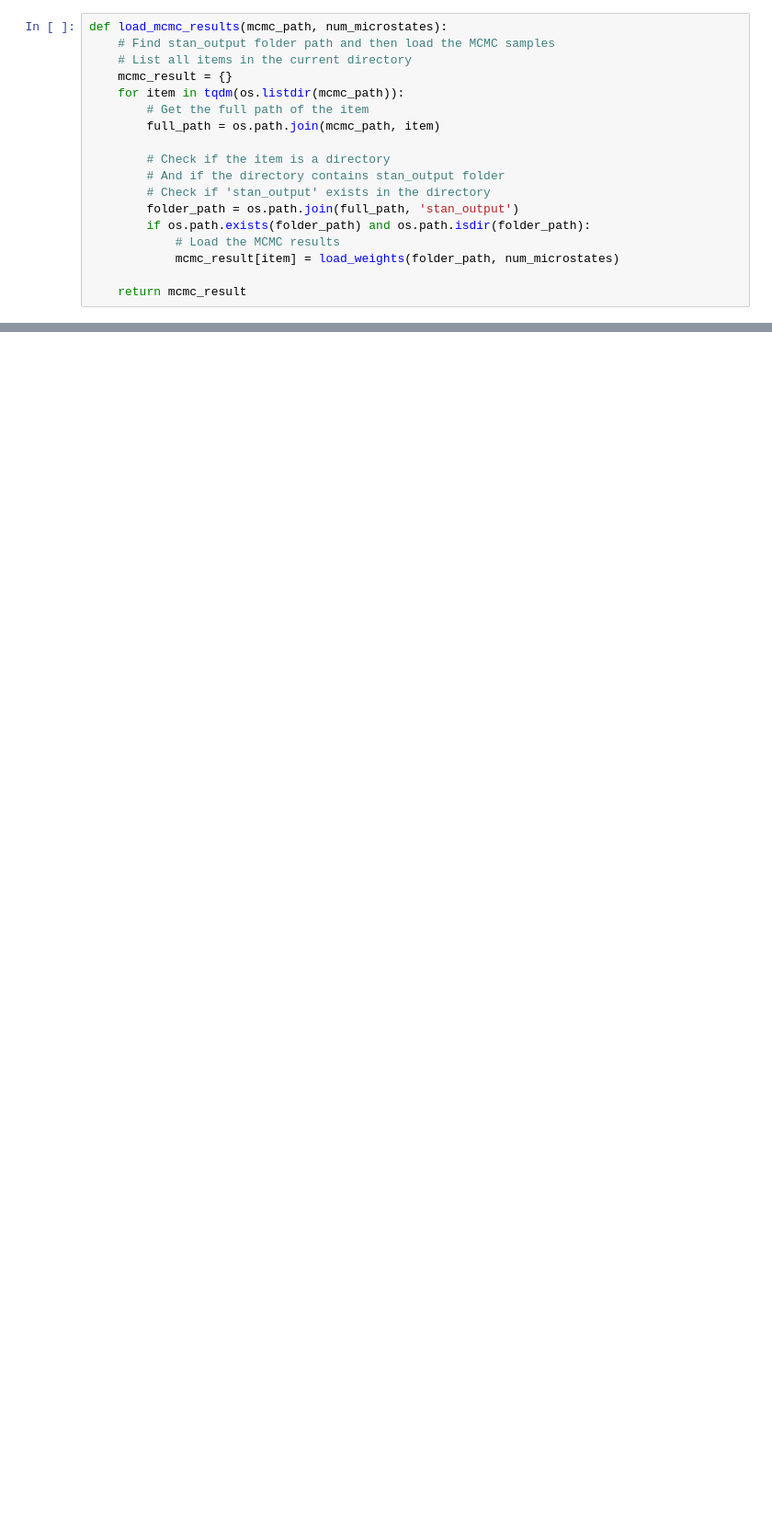
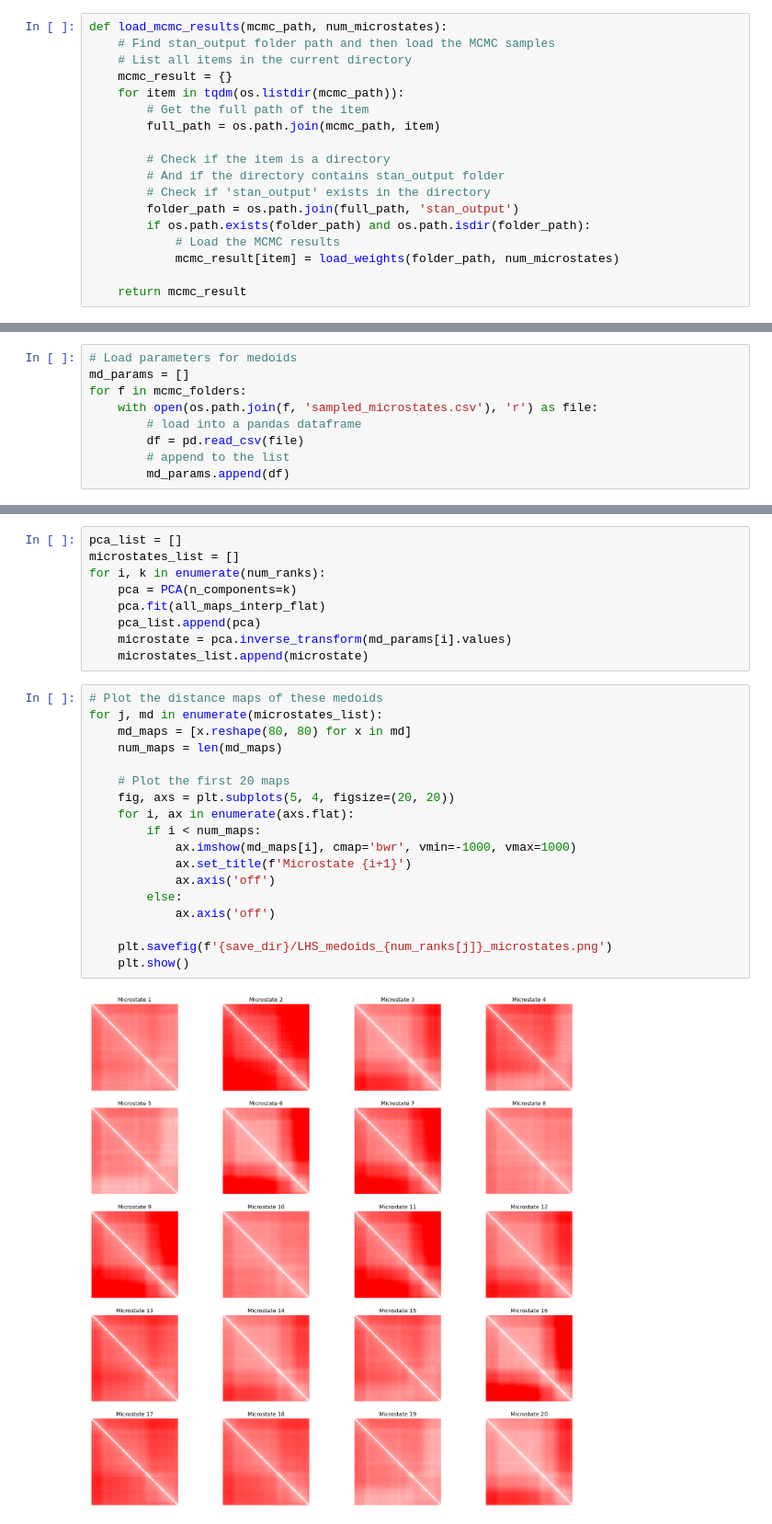
Before and after one commit to tee-udon/chromatin-ensemble-refinement, a Jupyter notebook: 20241014_REWEIGHT_Sox9_PCAs_LatinCubeSampling_jax.ipynb, the cells around one changed output, grey strips where cells are left out. Shown at 92% size. Saved outputs shown, nothing was run; the diff lists cells and outputs as text; blank space fills up the shorter version.

```diff
--- a/20241014_REWEIGHT_Sox9_PCAs_LatinCubeSampling_jax.ipynb
+++ b/20241014_REWEIGHT_Sox9_PCAs_LatinCubeSampling_jax.ipynb
@@ -201,0 +176,9 @@ plt.plot(np.arange(1000), sampled_microstates['CNC_rolling'])
+# %%
+# Load parameters for medoids
+md_params = []
+for f in mcmc_folders:
+    with open(os.path.join(f, 'sampled_microstates.csv'), 'r') as file:
+        # load into a pandas dataframe
+        df = pd.read_csv(file)
+        # append to the list
+        md_params.append(df)
@@ -201,0 +189,29 @@ plt.plot(np.arange(1000), sampled_microstates['CNC_rolling'])
+# %%
+pca_list = []
+microstates_list = []
+for i, k in enumerate(num_ranks):
+    pca = PCA(n_components=k)
+    pca.fit(all_maps_interp_flat)
+    pca_list.append(pca)
+    microstate = pca.inverse_transform(md_params[i].values)
+    microstates_list.append(microstate)
+# %%
+# Plot the distance maps of these medoids
+for j, md in enumerate(microstates_list):
+    md_maps = [x.reshape(80, 80) for x in md]
+    num_maps = len(md_maps)
+
+    # Plot the first 20 maps
+    fig, axs = plt.subplots(5, 4, figsize=(20, 20))
+    for i, ax in enumerate(axs.flat):
+        if i < num_maps:
+            ax.imshow(md_maps[i], cmap='bwr', vmin=-1000, vmax=1000)
+            ax.set_title(f'Microstate {i+1}')
+            ax.axis('off')
+        else:
+            ax.axis('off')
+
+    plt.savefig(f'{save_dir}/LHS_medoids_{num_ranks[j]}_microstates.png')
+    plt.show()
+# %% [output]
+[figure, added]
```
Also changed, not shown: parts of 30 cells of this notebook, 9 other files.
